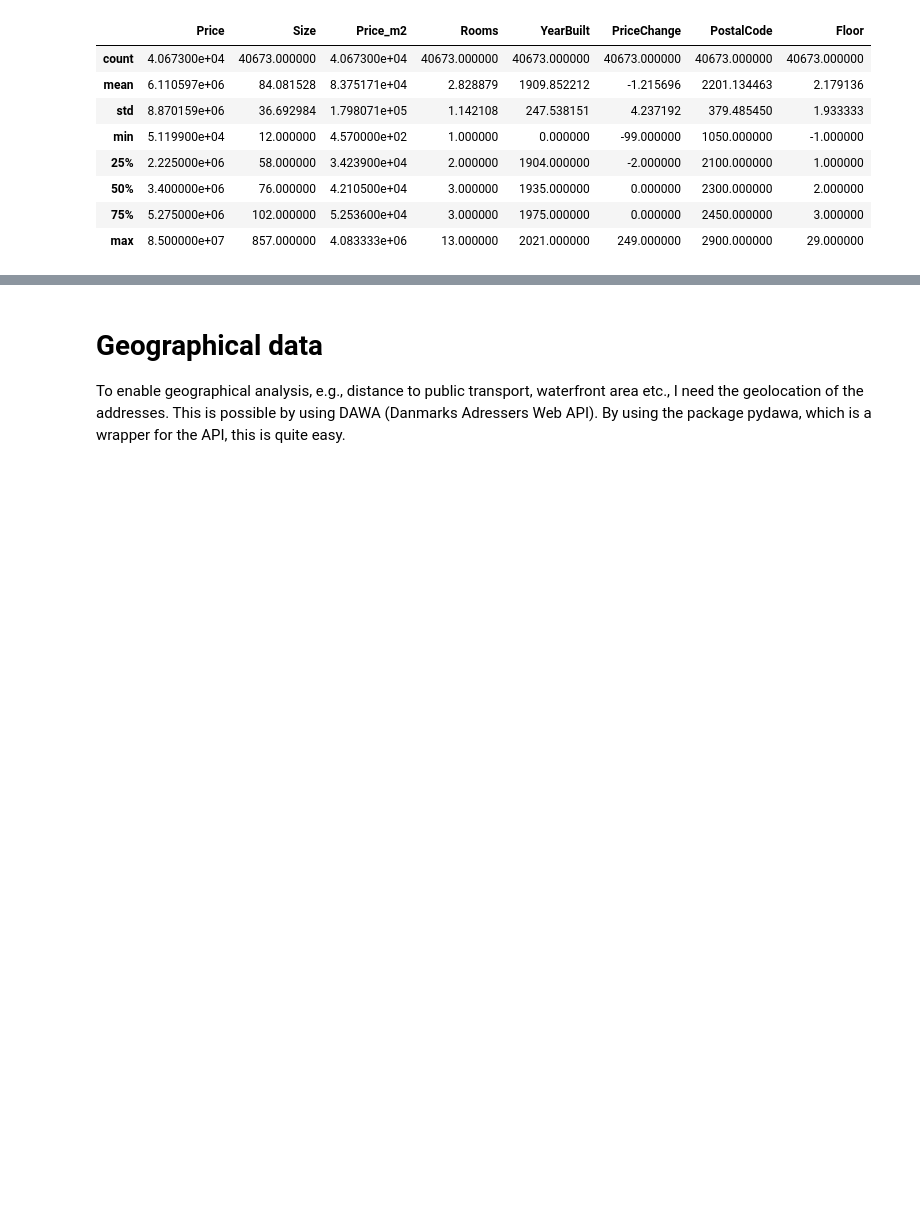
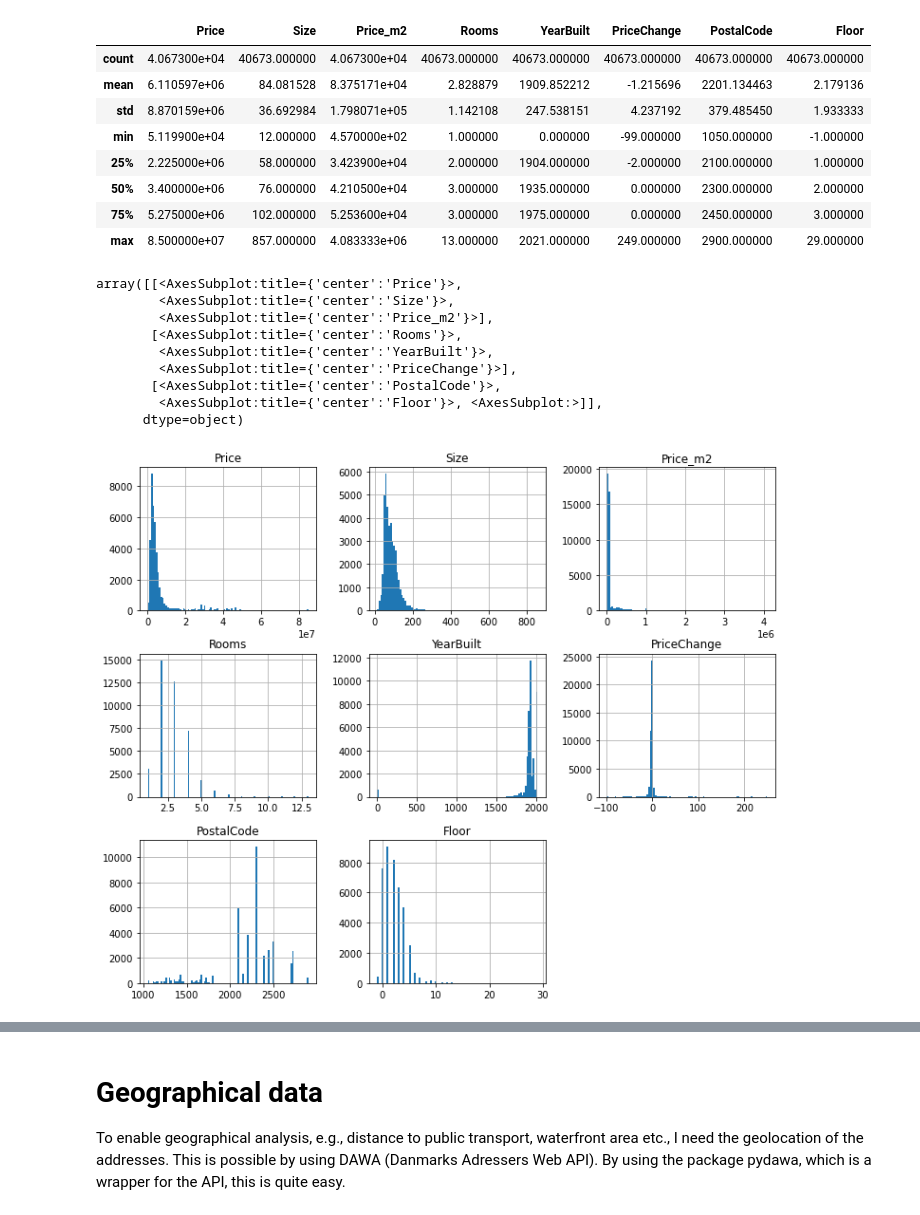
Before and after one commit to MartinJHallberg/BoligaData, a Jupyter notebook: BoligaDataPrep.ipynb, the cells around one changed output, grey strips where cells are left out. Drawn from its saved outputs; the diff is of its cells as text; code cells hidden in the pictures; blank space fills up the shorter version.

```diff
--- a/BoligaDataPrep.ipynb
+++ b/BoligaDataPrep.ipynb
@@ -146,3 +167,16 @@ df.describe()
 | 50% | 3.400000e+06 | 76.000000 | 4.210500e+04 | 3.000000 | 1935.000000 | 0.000000 | 2300.000000 | 2.000000 |
 | 75% | 5.275000e+06 | 102.000000 | 5.253600e+04 | 3.000000 | 1975.000000 | 0.000000 | 2450.000000 | 3.000000 |
 | max | 8.500000e+07 | 857.000000 | 4.083333e+06 | 13.000000 | 2021.000000 | 249.000000 | 2900.000000 | 29.000000 |
+# %%
+df.hist(bins=100, figsize=(12,10))
+# %% [output]
+array([[<AxesSubplot:title={'center':'Price'}>,
+        <AxesSubplot:title={'center':'Size'}>,
+        <AxesSubplot:title={'center':'Price_m2'}>],
+       [<AxesSubplot:title={'center':'Rooms'}>,
+        <AxesSubplot:title={'center':'YearBuilt'}>,
+        <AxesSubplot:title={'center':'PriceChange'}>],
+       [<AxesSubplot:title={'center':'PostalCode'}>,
+        <AxesSubplot:title={'center':'Floor'}>, <AxesSubplot:>]],
+      dtype=object)
+[figure, added]
```
Also changed, not shown: parts of 39 cells of this notebook, 1 other file.
